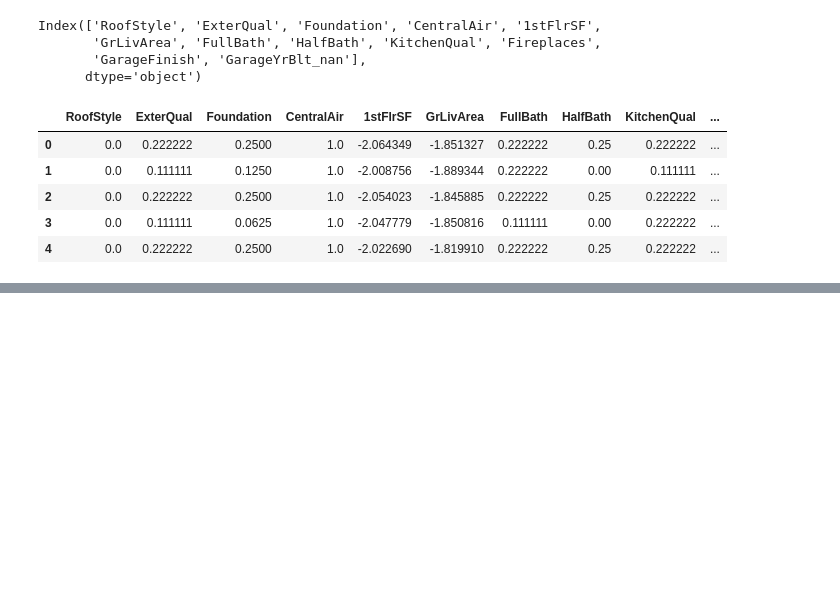
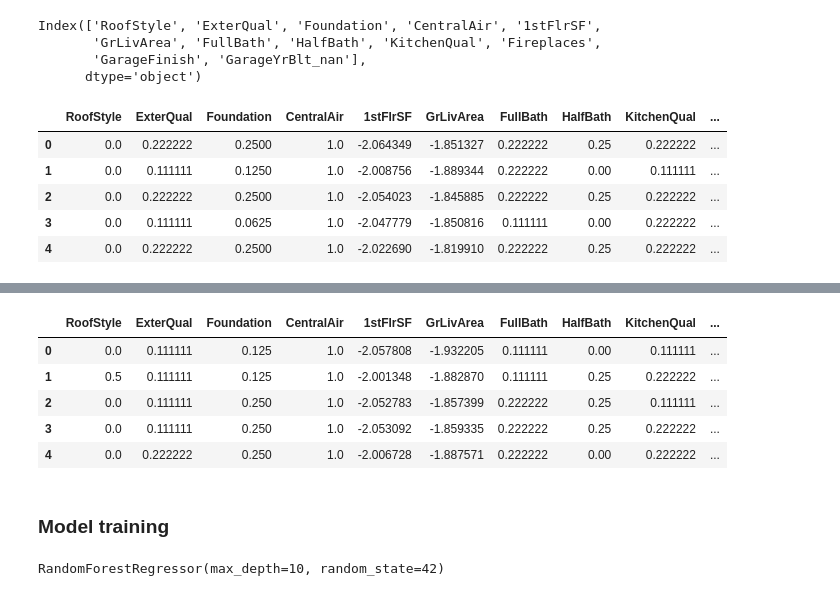
Before and after one commit to lunatic-bot/MLPracticeExercises, a Jupyter notebook: AdvancedHousePricePrediction.ipynb, the cells around one changed output, grey strips where cells are left out. Cells and saved outputs as stored; diff of their text form; code cells hidden in the pictures; blank space fills up the shorter version.

```diff
--- a/AdvancedHousePricePrediction.ipynb
+++ b/AdvancedHousePricePrediction.ipynb
@@ -814,3 +1043,2 @@ X_train.head()
 # %%
-test_data = pd.read_csv('Datasets/train.csv')
-test_data.head()
+test_dataset = pd.read_csv('X_test.csv')
@@ -1025,0 +1045,13 @@ data.to_csv('X_test.csv',index=False)
+# %%
+X_test = test_dataset[selected_feat]
+# %%
+X_test.head()
+# %% [output]
+|  | RoofStyle | ExterQual | Foundation | CentralAir | 1stFlrSF | GrLivArea | FullBath | HalfBath | KitchenQual | ... |
+| 0 | 0.0 | 0.111111 | 0.125 | 1.0 | -2.057808 | -1.932205 | 0.111111 | 0.00 | 0.111111 | ... |
+| 1 | 0.5 | 0.111111 | 0.125 | 1.0 | -2.001348 | -1.882870 | 0.111111 | 0.25 | 0.222222 | ... |
+| 2 | 0.0 | 0.111111 | 0.250 | 1.0 | -2.052783 | -1.857399 | 0.222222 | 0.25 | 0.111111 | ... |
+| 3 | 0.0 | 0.111111 | 0.250 | 1.0 | -2.053092 | -1.859335 | 0.222222 | 0.25 | 0.222222 | ... |
+| 4 | 0.0 | 0.222222 | 0.250 | 1.0 | -2.006728 | -1.887571 | 0.222222 | 0.00 | 0.222222 | ... |
+# %% [markdown]
+### Model training
@@ -1025,0 +1081,6 @@ data.to_csv('X_test.csv',index=False)
+# %%
+rf_model = RandomForestRegressor(n_estimators=100, max_depth=10, random_state=42)
+
+rf_model.fit(X_train, y_train)
+# %% [output]
+RandomForestRegressor(max_depth=10, random_state=42)
```
Also changed, not shown: parts of 57 cells of this notebook, 1 other file.
